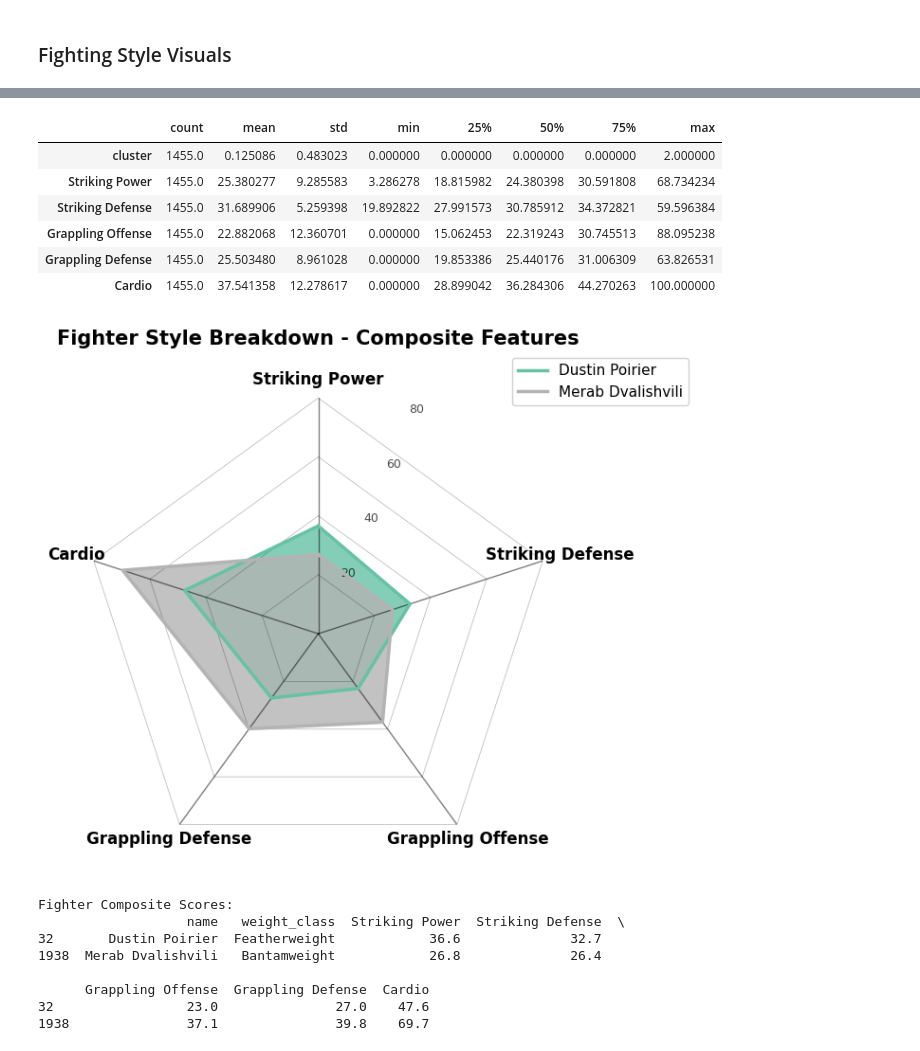
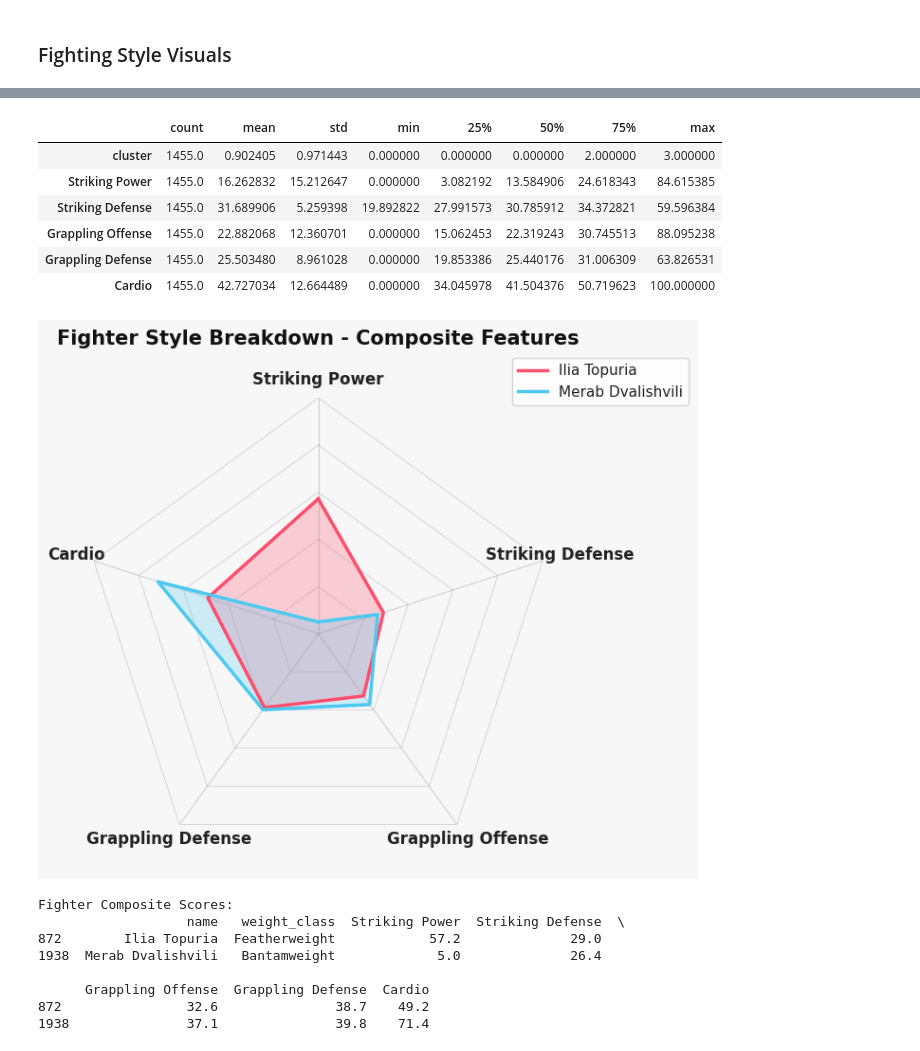
Before and after one commit to sgracia19/UFC_Fighter_Segmentation, a Jupyter notebook: notebooks/03_Clustering.ipynb, the cells around one changed output, grey strips where cells are left out. Drawn from its saved outputs; the diff is of its cells as text; code cells hidden in the pictures.

Commit message:
Update visuals and radar plots

```diff
--- a/notebooks/03_Clustering.ipynb
+++ b/notebooks/03_Clustering.ipynb
@@ -96,7 +152,7 @@ core_features = [
 
     # Striking
     'career_total_sig_str_acc', 'str_landed_per_min', 'power_efficiency',
-    'ko_tko_win_rate', 'str_efficiency_ratio',
+    'ko_tko_win_rate', 'str_efficiency_ratio', 'str_att_per_min',
 
     # Grappling
     'career_td_acc', 'td_per_min', 'submission_win_rate', 'career_td_defense',
@@ -277,7 +371,7 @@ print(f"Best silhouette score: {max(silhouette_scores):.3f}")
 # %%
-# Use the optimal number of clusters (or experiment with different numbers)
-n_clusters = best_k  # You can change this to experiment
-n_clusters = 3
+# Experiment with different number of clusters
+n_clusters = best_k
+n_clusters = 4
 
 print(f"Performing clustering with k={n_clusters}")
 
@@ -454,11 +587,9 @@ def create_composite_features(df, features_dict, invert_dict=None):
 # Define composite feature groups
 composite_features = {
     'Striking Power': [
-        'str_landed_per_min',
         'power_efficiency',
         'ko_tko_win_rate',
         'kd_per_min',
-        'career_total_sig_str_acc',
         'wins_by_ko_tko'
     ],
 
@@ -487,8 +618,9 @@ composite_features = {
 
     'Cardio': [
         'td_att_per_min',
-        'str_landed_per_min',
-        'avg_fight_time_sec'
+        'str_att_per_min',
+        'avg_fight_time_sec',
+        'decision_win_rate'
     ]
 }
 
@@ -527,12 +659,12 @@ Composite features created:
 fighter_composites.describe().T
 # %% [output]
 |  | count | mean | std | min | 25% | 50% | 75% | max |
-| cluster | 1455.0 | 0.125086 | 0.483023 | 0.000000 | 0.000000 | 0.000000 | 0.000000 | 2.000000 |
-| Striking Power | 1455.0 | 25.380277 | 9.285583 | 3.286278 | 18.815982 | 24.380398 | 30.591808 | 68.734234 |
+| cluster | 1455.0 | 0.902405 | 0.971443 | 0.000000 | 0.000000 | 0.000000 | 2.000000 | 3.000000 |
+| Striking Power | 1455.0 | 16.262832 | 15.212647 | 0.000000 | 3.082192 | 13.584906 | 24.618343 | 84.615385 |
 | Striking Defense | 1455.0 | 31.689906 | 5.259398 | 19.892822 | 27.991573 | 30.785912 | 34.372821 | 59.596384 |
 | Grappling Offense | 1455.0 | 22.882068 | 12.360701 | 0.000000 | 15.062453 | 22.319243 | 30.745513 | 88.095238 |
 | Grappling Defense | 1455.0 | 25.503480 | 8.961028 | 0.000000 | 19.853386 | 25.440176 | 31.006309 | 63.826531 |
-| Cardio | 1455.0 | 37.541358 | 12.278617 | 0.000000 | 28.899042 | 36.284306 | 44.270263 | 100.000000 |
+| Cardio | 1455.0 | 42.727034 | 12.664489 | 0.000000 | 34.045978 | 41.504376 | 50.719623 | 100.000000 |
 # %%
 def create_fighter_radar(fighter_data, categories, fighter_names,
                          title="Fighter Style Comparison", figsize=(8, 6)):
@@ -612,31 +814,31 @@ def create_fighter_radar(fighter_data, categories, fighter_names,
 # %%
 # Target fighters
-target_fighters = ["Dustin Poirier", 'Merab Dvalishvili']
+target_fighters = ["Ilia Topuria", 'Merab Dvalishvili']
 
 composite_categories = list(composite_features.keys())
 fig1 = create_fighter_radar(
     fighter_composites,
     composite_categories,
     target_fighters,
     title="Fighter Style Breakdown - Composite Features"
 )
 plt.show()
 
 # Show fighter stats
 print("\nFighter Composite Scores:")
 display_fighters = fighter_composites[fighter_composites['name'].isin(target_fighters)]
 if len(display_fighters) > 0:
     print(display_fighters[['name', 'weight_class'] + composite_categories].round(1))
 # %% [output]
-[figure, old version]
+[figure, new version]
 Fighter Composite Scores:
                    name   weight_class  Striking Power  Striking Defense  \
-32       Dustin Poirier  Featherweight            36.6              32.7
-1938  Merab Dvalishvili   Bantamweight            26.8              26.4
+872        Ilia Topuria  Featherweight            57.2              29.0
+1938  Merab Dvalishvili   Bantamweight             5.0              26.4
 
       Grappling Offense  Grappling Defense  Cardio
-32                 23.0               27.0    47.6
-1938               37.1               39.8    69.7
+872                32.6               38.7    49.2
+1938               37.1               39.8    71.4
 # %%
 
 print("\n" + "-"*60)
```
Also changed, not shown: parts of 17 cells of this notebook, 1 other file.
